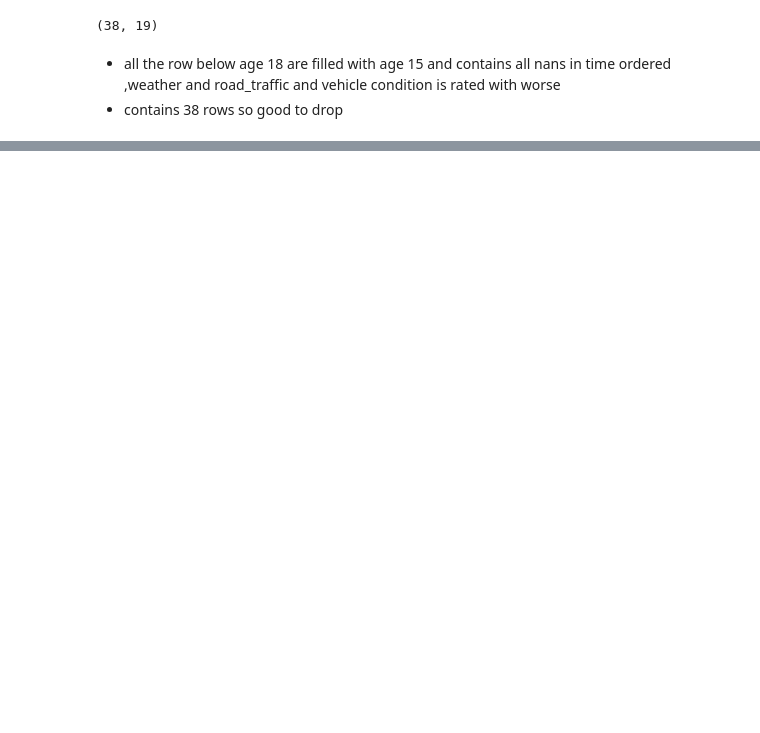
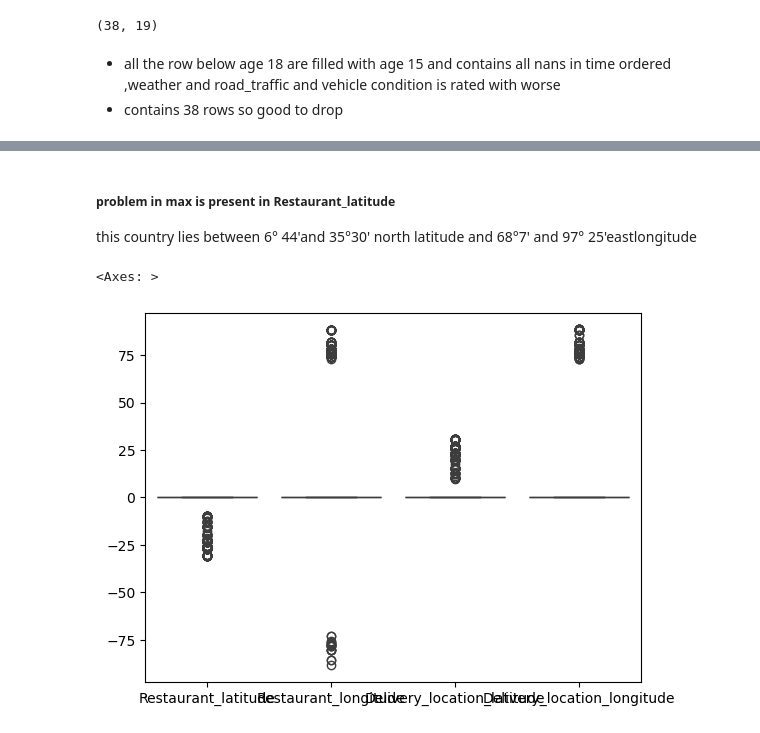
Before and after one commit to rabin20-04/delivery_time_prediction, a Jupyter notebook: delivery_t_pred.ipynb, the cells around one changed output, grey strips where cells are left out. Saved outputs shown, nothing was run; the diff lists cells and outputs as text; code cells hidden in the pictures; blank space fills up the shorter version.

```diff
--- a/delivery_t_pred.ipynb
+++ b/delivery_t_pred.ipynb
@@ -440,0 +424,3 @@ def data_cleaning(data:pd.DataFrame):
+# %%
+location_sub = cleaned_df.iloc[:, 3:7]
+location_sub.head()
@@ -440,0 +452,4 @@ def data_cleaning(data:pd.DataFrame):
+# %%
+# no problem in maximum there is problem in min values
+lower_lat = 6.44
+lower_long = 68.7
@@ -440,0 +498,16 @@ def data_cleaning(data:pd.DataFrame):
+# %% [markdown]
+##### problem in max is present in Restaurant_latitude
+
+this country lies between 6° 44'and 35°30' north latitude and 68°7' and 97° 25'eastlongitude
+# %%
+sns.boxplot(
+    location_sub.loc[
+        (location_sub["Restaurant_latitude"] < lower_lat)
+        | (location_sub["Delivery_location_latitude"] < lower_lat)
+        | (location_sub["Restaurant_longitude"] < lower_long)
+        | (location_sub["Delivery_location_longitude"] < lower_long)
+    ]
+)
+# %% [output]
+<Axes: >
+[figure, added]
```
Also changed, not shown: parts of 40 cells of this notebook.
